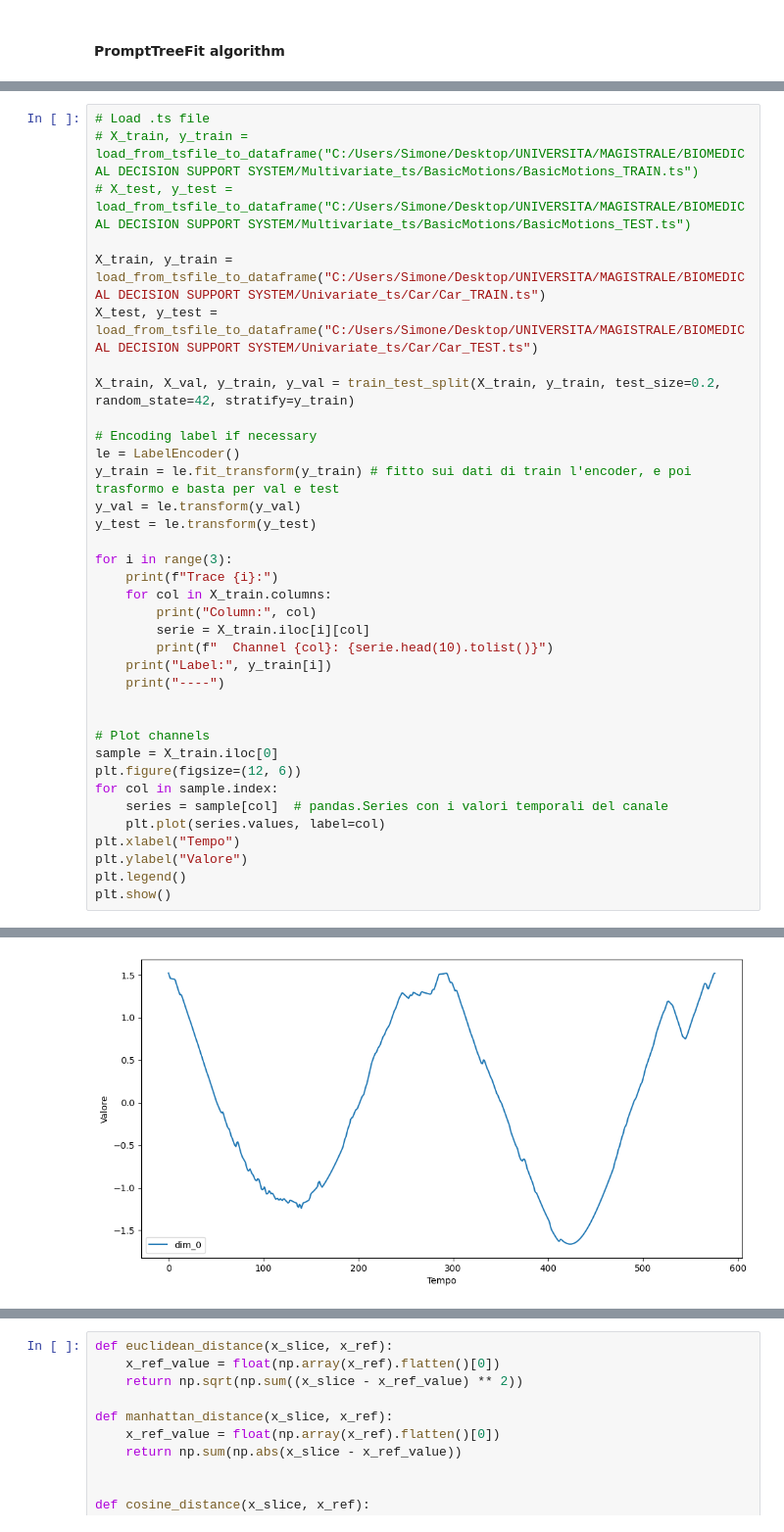
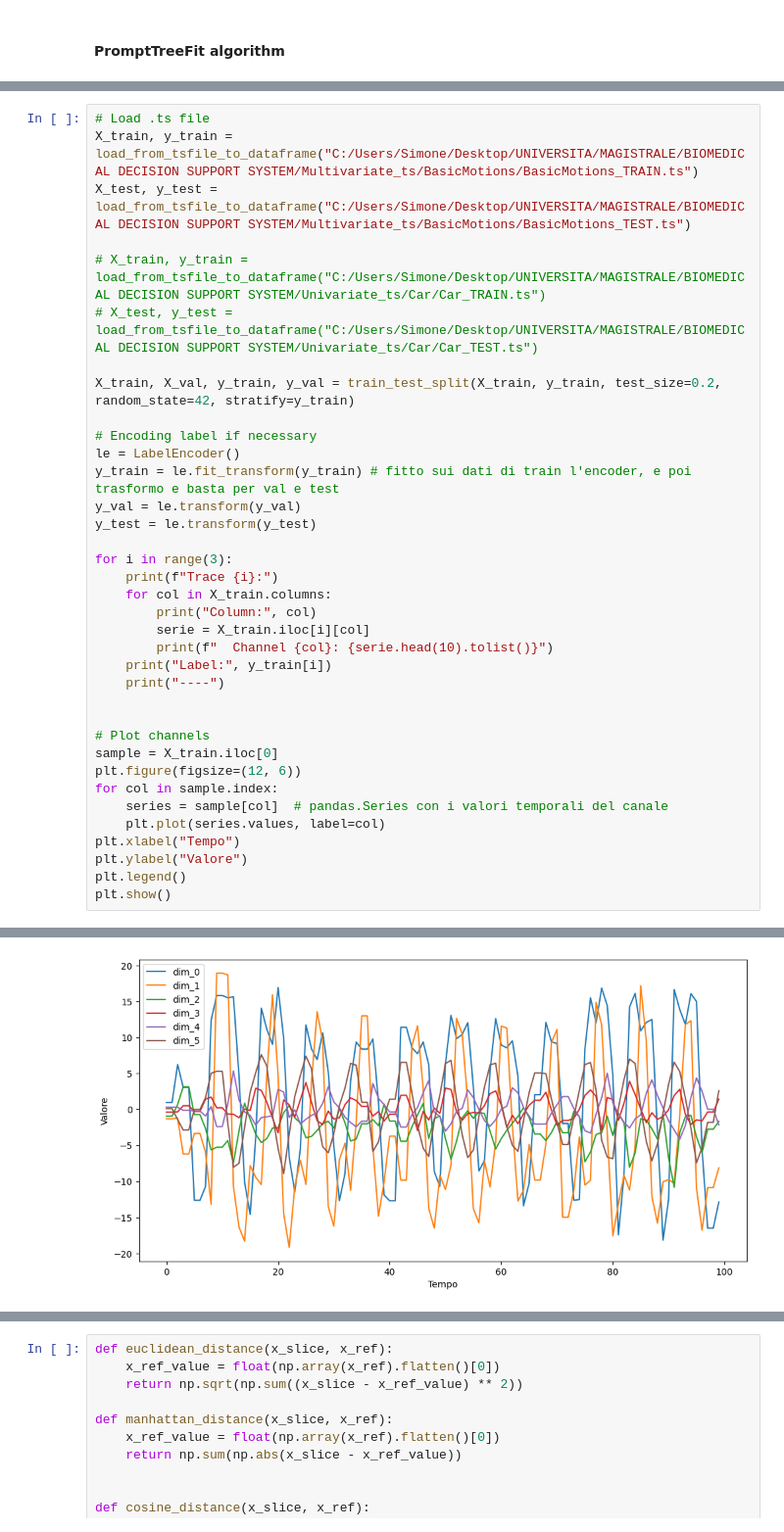
Before and after one commit to trueilorp/Biomedical-decision-support-system, a Jupyter notebook: Assignments/3/Time_series_classification.ipynb, the cells around one changed output, grey strips where cells are left out. Shown: that part at 98% size. Saved outputs shown, nothing was run; the diff lists cells and outputs as text.

```diff
--- a/Assignments/3/Time_series_classification.ipynb
+++ b/Assignments/3/Time_series_classification.ipynb
@@ -15,10 +19,10 @@ from sklearn.metrics import confusion_matrix, classification_report
 # %%
 # Load .ts file
-# X_train, y_train = load_from_tsfile_to_dataframe("C:/Users/Simone/Desktop/UNIVERSITA/MAGISTRALE/BIOMEDICAL DECISION SUPPORT SYSTEM/Multivariate_ts/BasicMotions/BasicMotions_TRAIN.ts")
-# X_test, y_test = load_from_tsfile_to_dataframe("C:/Users/Simone/Desktop/UNIVERSITA/MAGISTRALE/BIOMEDICAL DECISION SUPPORT SYSTEM/Multivariate_ts/BasicMotions/BasicMotions_TEST.ts")
+X_train, y_train = load_from_tsfile_to_dataframe("C:/Users/Simone/Desktop/UNIVERSITA/MAGISTRALE/BIOMEDICAL DECISION SUPPORT SYSTEM/Multivariate_ts/BasicMotions/BasicMotions_TRAIN.ts")
+X_test, y_test = load_from_tsfile_to_dataframe("C:/Users/Simone/Desktop/UNIVERSITA/MAGISTRALE/BIOMEDICAL DECISION SUPPORT SYSTEM/Multivariate_ts/BasicMotions/BasicMotions_TEST.ts")
 
-X_train, y_train = load_from_tsfile_to_dataframe("C:/Users/Simone/Desktop/UNIVERSITA/MAGISTRALE/BIOMEDICAL DECISION SUPPORT SYSTEM/Univariate_ts/Car/Car_TRAIN.ts")
-X_test, y_test = load_from_tsfile_to_dataframe("C:/Users/Simone/Desktop/UNIVERSITA/MAGISTRALE/BIOMEDICAL DECISION SUPPORT SYSTEM/Univariate_ts/Car/Car_TEST.ts")
+# X_train, y_train = load_from_tsfile_to_dataframe("C:/Users/Simone/Desktop/UNIVERSITA/MAGISTRALE/BIOMEDICAL DECISION SUPPORT SYSTEM/Univariate_ts/Car/Car_TRAIN.ts")
+# X_test, y_test = load_from_tsfile_to_dataframe("C:/Users/Simone/Desktop/UNIVERSITA/MAGISTRALE/BIOMEDICAL DECISION SUPPORT SYSTEM/Univariate_ts/Car/Car_TEST.ts")
 
 X_train, X_val, y_train, y_val = train_test_split(X_train, y_train, test_size=0.2, random_state=42, stratify=y_train)
 
@@ -67,4 +73,4 @@ Label: 0
-[figure, old version]
+[figure, new version]
 # %%
 y_val
 # %% [output]
```
Also changed, not shown: parts of 16 cells of this notebook.
